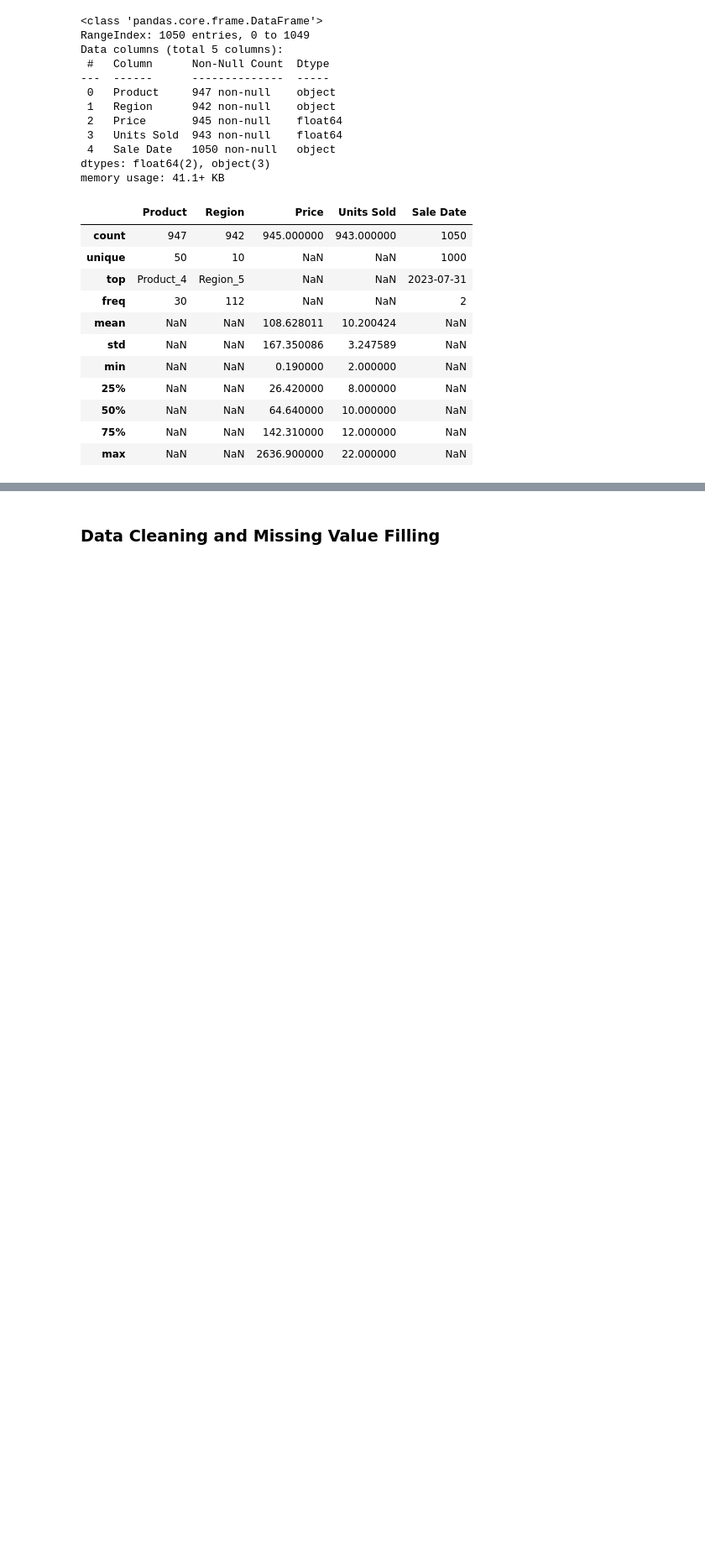
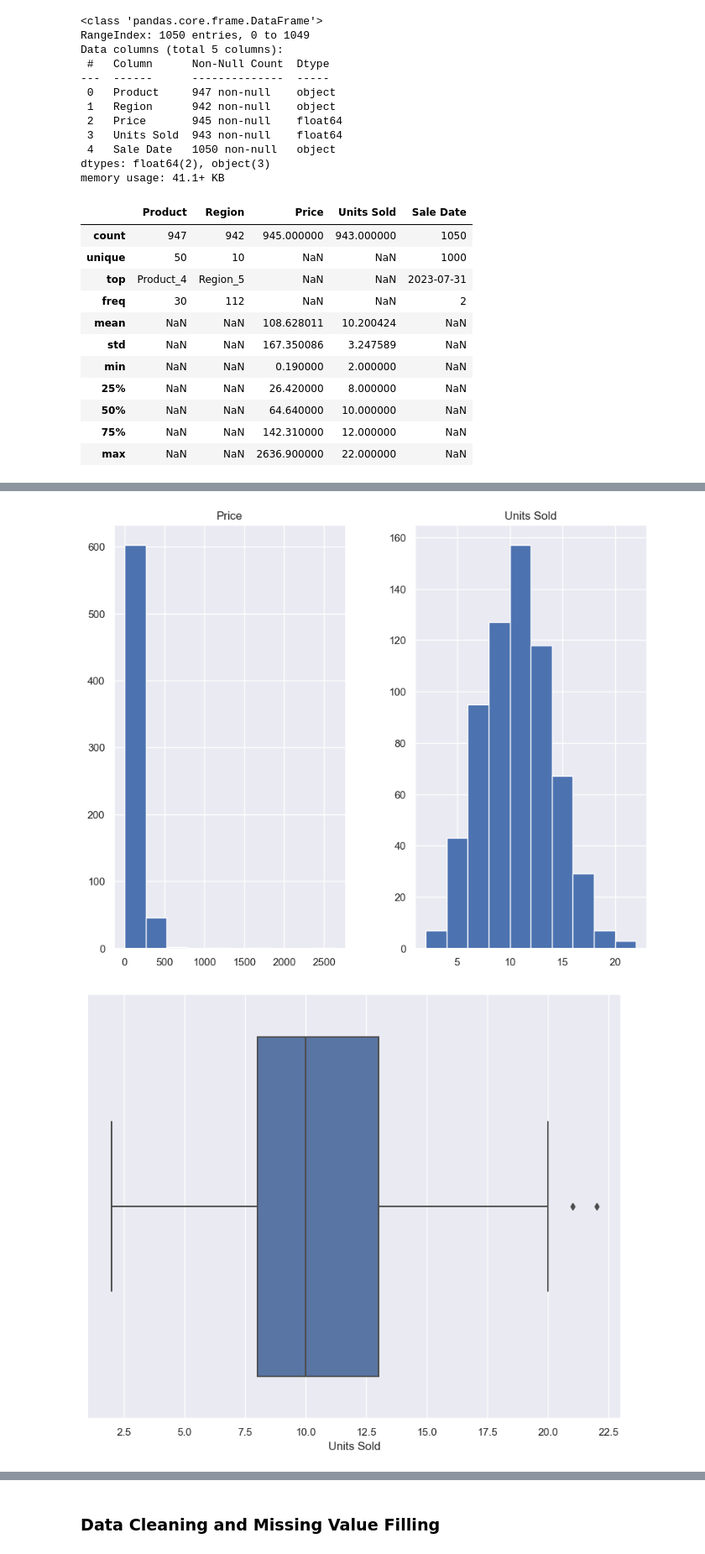
Before and after one commit to JinL-Zhang/Schulich_MBAN-6110-Data_Science-, a Jupyter notebook: A1/EDA_and_data_cleaning.ipynb, the cells around one changed output, grey strips where cells are left out. Shown at 84% size. Drawn from its saved outputs; the diff is of its cells as text; code cells hidden in the pictures; blank space fills up the shorter version.

```diff
--- a/A1/EDA_and_data_cleaning.ipynb
+++ b/A1/EDA_and_data_cleaning.ipynb
@@ -53,0 +60,3 @@ df.describe(include='all')
+# %%
+df.drop_duplicates(inplace=True)
+df.info()
@@ -53,0 +79,28 @@ df.describe(include='all')
+# %%
+df_no_missing = df.dropna() # drop all rows with missing data
+
+# Histograms
+sns.set(rc={'figure.figsize':(10,8)})
+df_no_missing.hist() # we can quickly create all histograms at once
+plt.show()
+
+# Box plot of 'Units Sold' variable
+sns.boxplot(x='Units Sold', data=df_no_missing)
+plt.show()
+
+# Box plot of 'Price' variable
+sns.boxplot(x='Price', data=df_no_missing)
+plt.show()
+
+# Scatter plot of 'Units Sold', 'Price', with the region being the colour
+sns.scatterplot(x='Units Sold', y='Price', hue='Region' , data=df_no_missing)
+plt.show()
+
+# Correlation matrix heatmap
+# Little correlation between price and # of units sold
+corr_matrix = df_no_missing.corr()
+sns.heatmap(corr_matrix, annot=True, cmap='coolwarm')
+plt.show()
+# %% [output]
+[figure, added]
+[figure, added]
```
Also changed, not shown: parts of 33 cells of this notebook.
